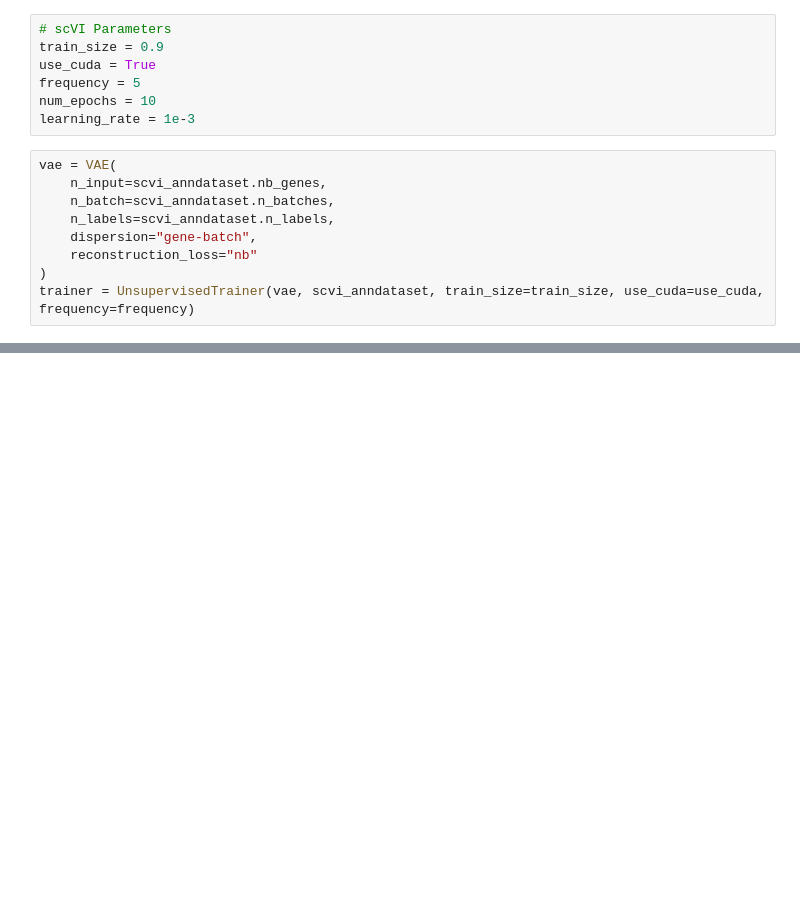
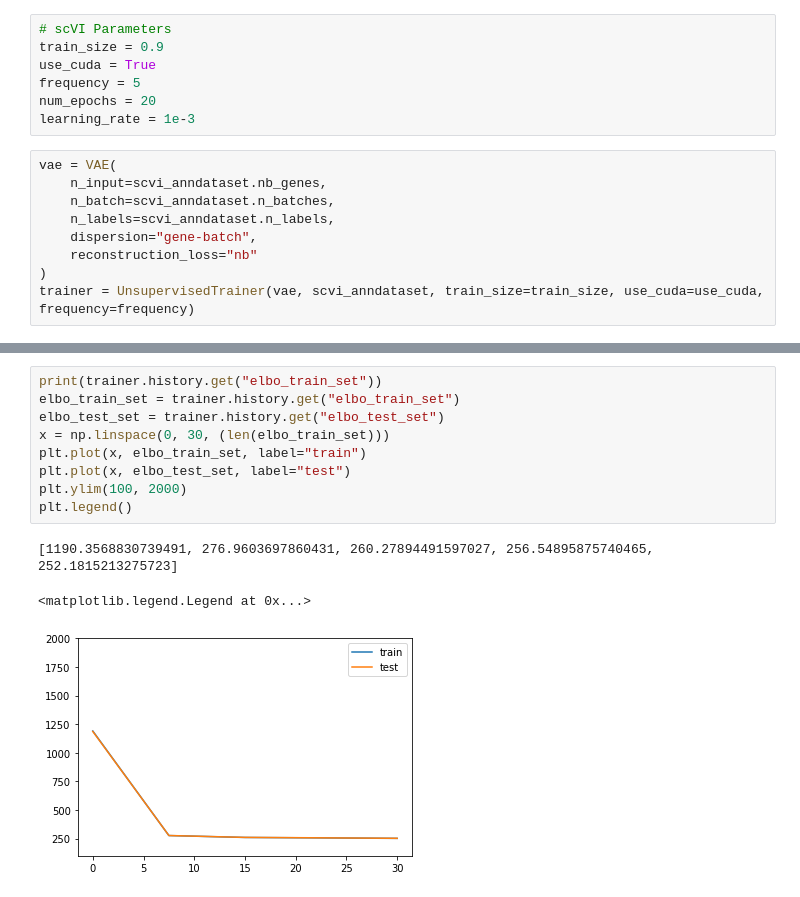
Before and after one commit to maniarathi/cell2vec, a Jupyter notebook: covid_lung.ipynb, the cells around one changed output, grey strips where cells are left out. Saved outputs shown, nothing was run; the diff lists cells and outputs as text; blank space fills up the shorter version.

```diff
--- a/covid_lung.ipynb
+++ b/covid_lung.ipynb
@@ -212,7 +242,7 @@ print(scvi_anndataset.n_labels)
 train_size = 0.9
 use_cuda = True
 frequency = 5
-num_epochs = 10
+num_epochs = 20
 learning_rate = 1e-3
 # %%
 vae = VAE(
@@ -229,0 +263,13 @@ KeyboardInterrupt:
+# %%
+print(trainer.history.get("elbo_train_set"))
+elbo_train_set = trainer.history.get("elbo_train_set")
+elbo_test_set = trainer.history.get("elbo_test_set")
+x = np.linspace(0, 30, (len(elbo_train_set)))
+plt.plot(x, elbo_train_set, label="train")
+plt.plot(x, elbo_test_set, label="test")
+plt.ylim(100, 2000)
+plt.legend()
+# %% [output]
+[1190.3568830739491, 276.9603697860431, 260.27894491597027, 256.54895875740465, 252.1815213275723]
+<matplotlib.legend.Legend at 0x...>
+[figure, added]
```
Also changed, not shown: parts of 20 cells of this notebook.
